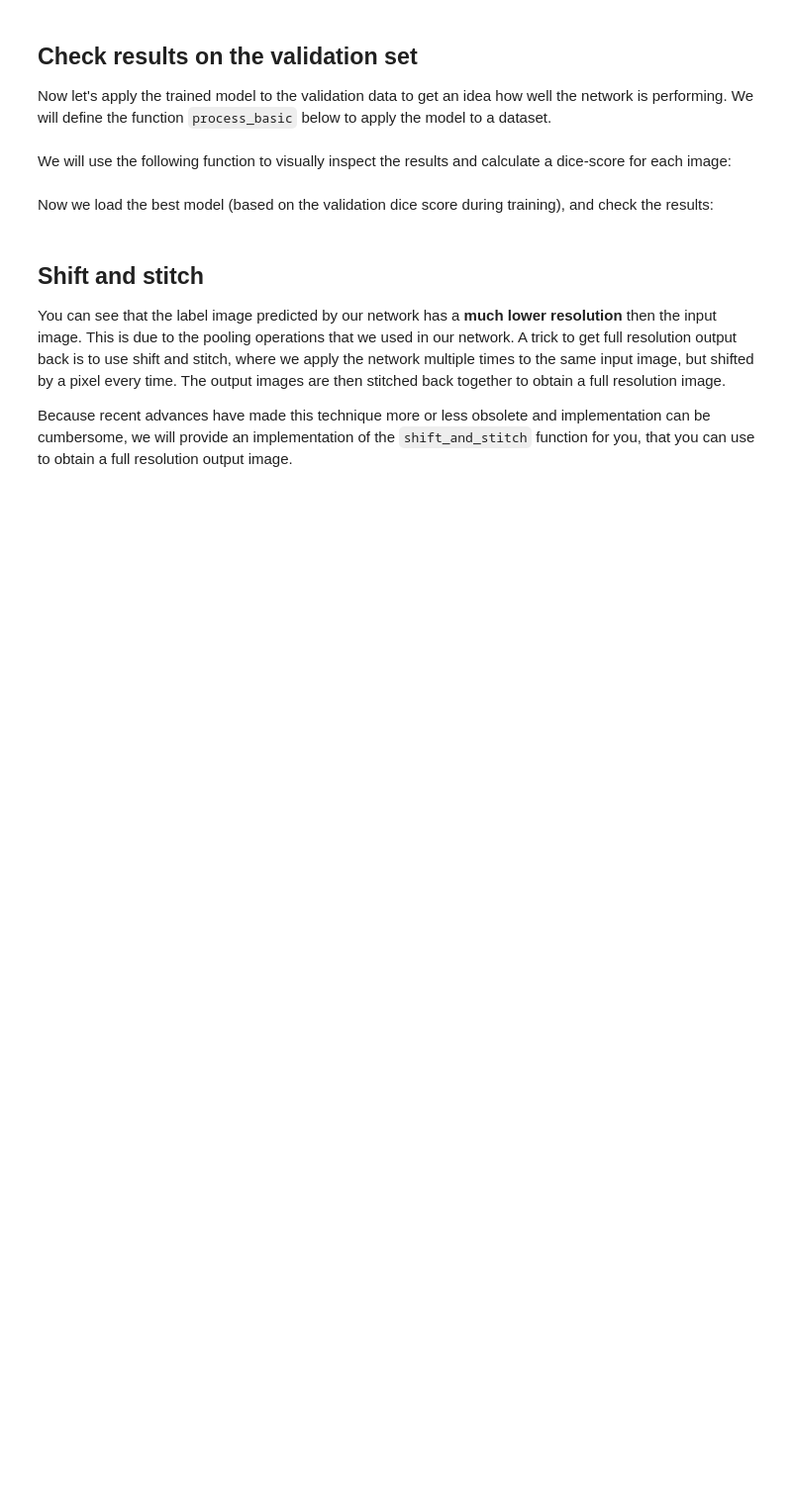
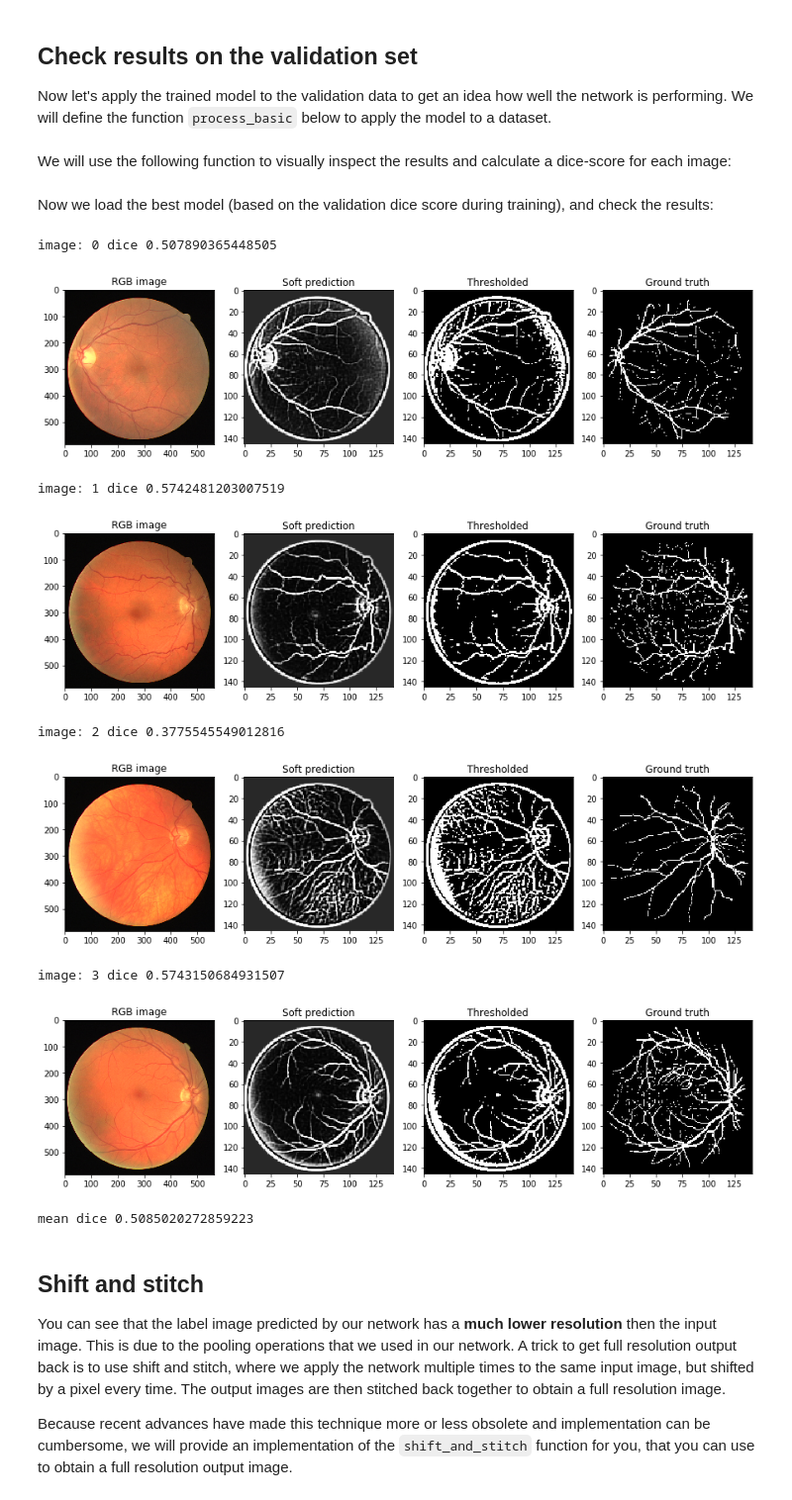
Before and after one commit to jeffluppes/ISMI2018, a Jupyter notebook: Week 6/assignment_6.ipynb, the cells around one changed output. Shown at 99% size. Saved outputs shown, nothing was run; the diff lists cells and outputs as text; code cells hidden in the pictures; blank space fills up the shorter version.

Commit message:
Done network 1

```diff
--- a/Week 6/assignment_6.ipynb
+++ b/Week 6/assignment_6.ipynb
@@ -462,8 +461,10 @@
 model_1 = Model(x_in, x_out)
 
 def loss_function(y_true, y_pred):
-    # calculate the log-loss
-    loss = -(y_true * K.log(y_pred) + (1 - y_true) * K.log(1 - y_pred))
+    # calculate the log-loss \
+#     a = K.log(y_true * y_pred)
+    loss = - K.mean(K.log(K.sum(y_true*y_pred, axis=-1)))
+#     loss = - K.mean(y_true * K.log(y_pred))
 
 
     return loss
@@ -531,7 +530,7 @@ class Logger(keras.callbacks.Callback):
 # %% [markdown]
 Now you have to define some parameters, which are needed to train your network:
 # %%
-patch_size = (100, 100) # should be a tuple of width, height corresponding to your network architecture
+patch_size = (25, 25) # should be a tuple of width, height corresponding to your network architecture
 batch_size = 100 # pick a proper batch-size (something in the range 32-128 would do)
 
 # To let the network converge to a reasonable state, steps_per_epoch * epochs should be around 5000 to 10000
@@ -608,7 +604,17 @@ Now we load the best model (based on the validation dice score during training),
 # %%
 model_1.set_weights(logger_1.best_model)
 lbls, msks, output =  process_basic(model_1, validation_data, stride=stride)
-check_results(validation_data.imgs, lbls, msks, output, threshold=0.5)
+check_results(validation_data.imgs, lbls, msks, output, threshold=0.25)
+# %% [output]
+image: 0 dice 0.507890365448505
+[figure, added]
+image: 1 dice 0.5742481203007519
+[figure, added]
+image: 2 dice 0.3775545549012816
+[figure, added]
+image: 3 dice 0.5743150684931507
+[figure, added]
+mean dice 0.5085020272859223
 # %% [markdown]
 ## Shift and stitch
 
```
Also changed, not shown: parts of 13 cells of this notebook.
